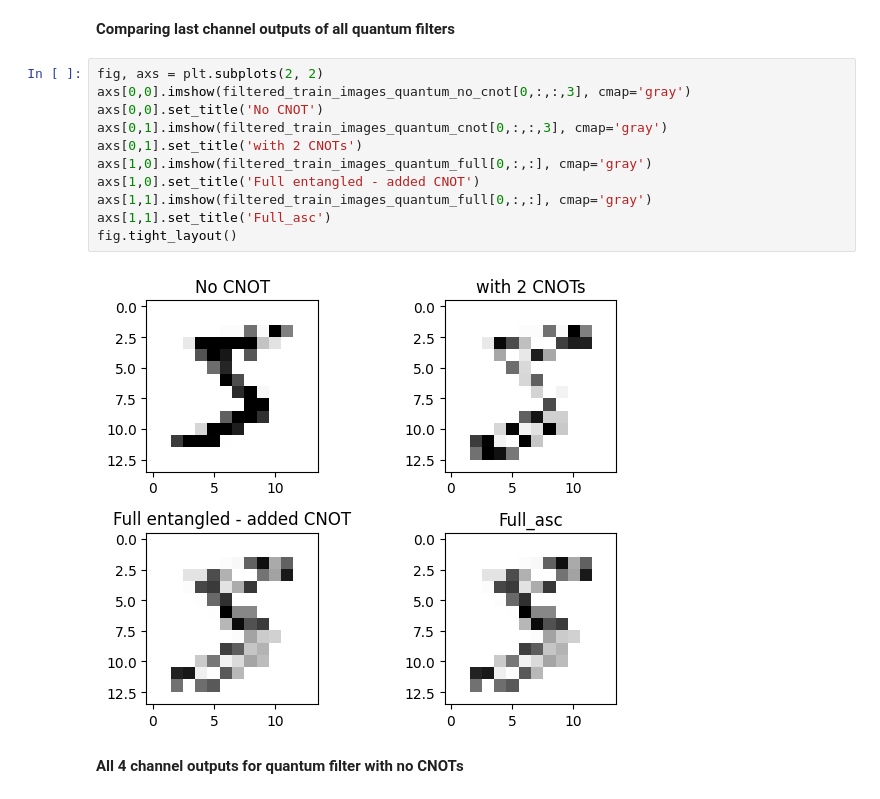
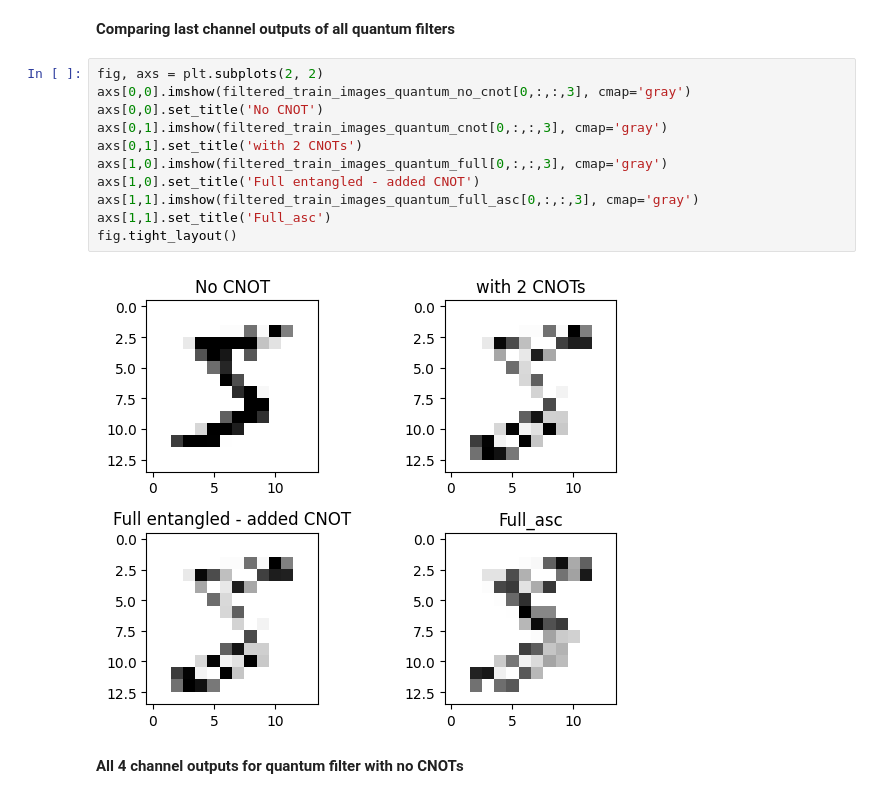
Before and after one commit to TheOpenSI/QML-QPF, a Jupyter notebook: scripts/Understanding_Quantum_Kernel_Outputs.ipynb, the cells around one changed output. Drawn from its saved outputs; the diff is of its cells as text.

```diff
--- a/scripts/Understanding_Quantum_Kernel_Outputs.ipynb
+++ b/scripts/Understanding_Quantum_Kernel_Outputs.ipynb
@@ -26,16 +24,16 @@ filtered_train_images_quantum_full.shape, filtered_train_images_quantum_cnot.sha
 # %%
 fig, axs = plt.subplots(2, 2)
 axs[0,0].imshow(filtered_train_images_quantum_no_cnot[0,:,:,3], cmap='gray')
 axs[0,0].set_title('No CNOT')
 axs[0,1].imshow(filtered_train_images_quantum_cnot[0,:,:,3], cmap='gray')
 axs[0,1].set_title('with 2 CNOTs')
-axs[1,0].imshow(filtered_train_images_quantum_full[0,:,:], cmap='gray')
+axs[1,0].imshow(filtered_train_images_quantum_full[0,:,:,3], cmap='gray')
 axs[1,0].set_title('Full entangled - added CNOT')
-axs[1,1].imshow(filtered_train_images_quantum_full[0,:,:], cmap='gray')
+axs[1,1].imshow(filtered_train_images_quantum_full_asc[0,:,:,3], cmap='gray')
 axs[1,1].set_title('Full_asc')
 fig.tight_layout()
 # %% [output]
-[figure, old version]
+[figure, new version]
 # %% [markdown]
 **All 4 channel outputs for quantum filter with no CNOTs**
 # %%
```
Also changed, not shown: parts of 13 cells of this notebook, 30 other files.
